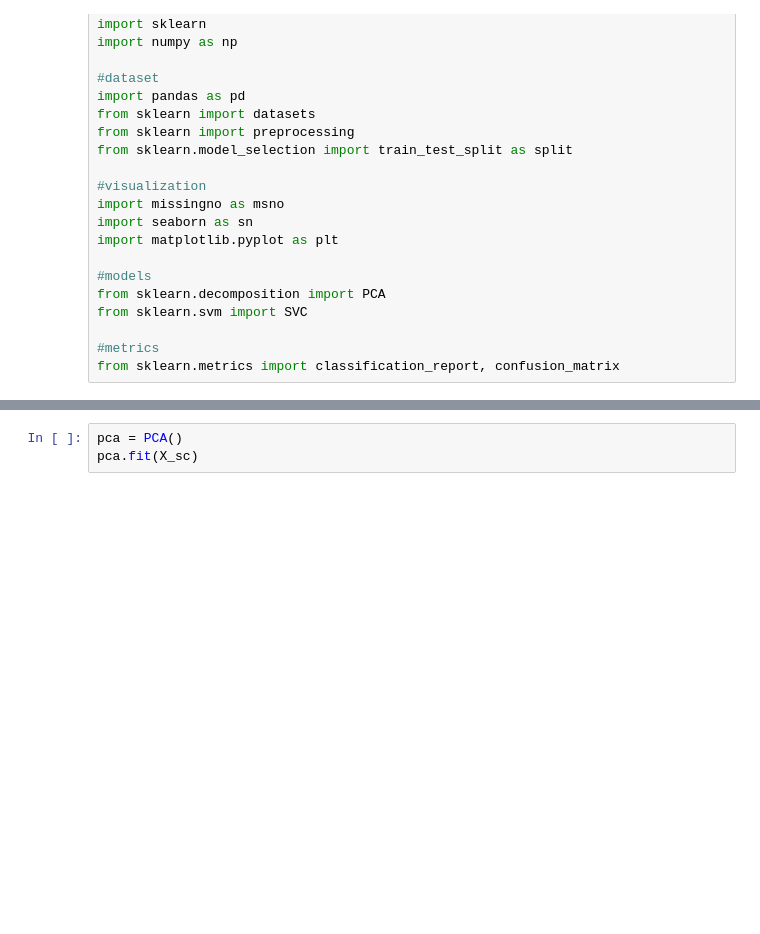
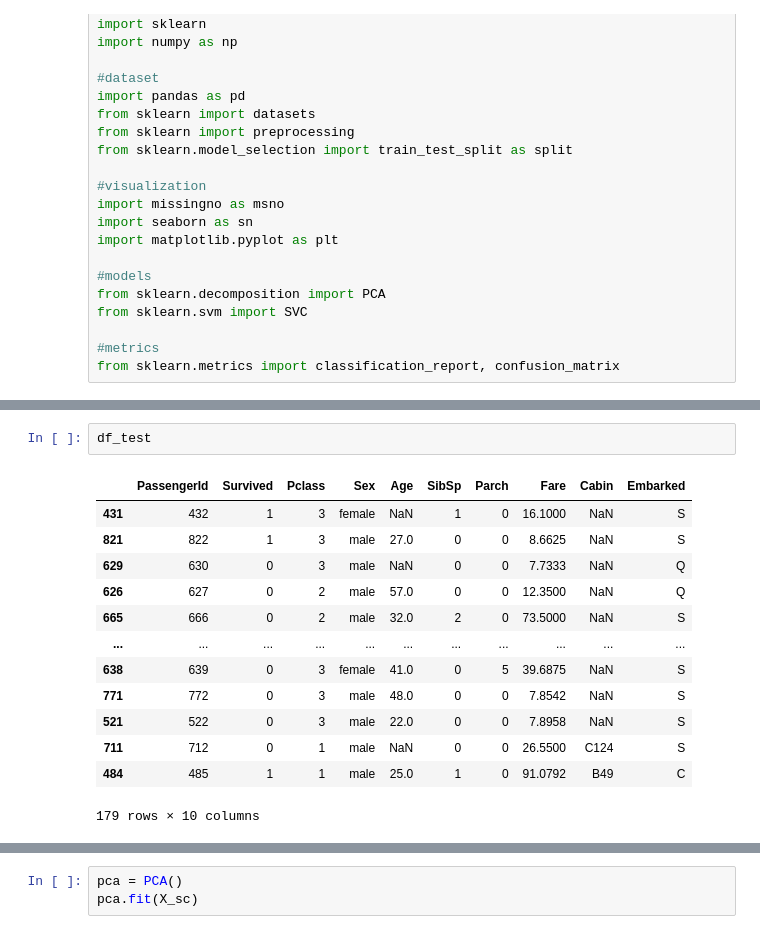
Before and after one commit to 41cha/INTITA-AI-and-Machine-Learning, a Jupyter notebook: TitanicDeathPredictionSVCModel/TitanicDeathPred.ipynb, the cells around one changed output, grey strips where cells are left out. Cells and saved outputs as stored; diff of their text form; blank space fills up the shorter version.

```diff
--- a/TitanicDeathPredictionSVCModel/TitanicDeathPred.ipynb
+++ b/TitanicDeathPredictionSVCModel/TitanicDeathPred.ipynb
@@ -34,0 +46,16 @@ df = pd.read_csv('Titanic-Dataset.csv')
+# %%
+df_test
+# %% [output]
+|  | PassengerId | Survived | Pclass | Sex | Age | SibSp | Parch | Fare | Cabin | Embarked |
+| 431 | 432 | 1 | 3 | female | NaN | 1 | 0 | 16.1000 | NaN | S |
+| 821 | 822 | 1 | 3 | male | 27.0 | 0 | 0 | 8.6625 | NaN | S |
+| 629 | 630 | 0 | 3 | male | NaN | 0 | 0 | 7.7333 | NaN | Q |
+| 626 | 627 | 0 | 2 | male | 57.0 | 0 | 0 | 12.3500 | NaN | Q |
+| 665 | 666 | 0 | 2 | male | 32.0 | 2 | 0 | 73.5000 | NaN | S |
+| ... | ... | ... | ... | ... | ... | ... | ... | ... | ... | ... |
+| 638 | 639 | 0 | 3 | female | 41.0 | 0 | 5 | 39.6875 | NaN | S |
+| 771 | 772 | 0 | 3 | male | 48.0 | 0 | 0 | 7.8542 | NaN | S |
+| 521 | 522 | 0 | 3 | male | 22.0 | 0 | 0 | 7.8958 | NaN | S |
+| 711 | 712 | 0 | 1 | male | NaN | 0 | 0 | 26.5500 | C124 | S |
+| 484 | 485 | 1 | 1 | male | 25.0 | 1 | 0 | 91.0792 | B49 | C |
+179 rows × 10 columns
```
Also changed, not shown: parts of 39 cells of this notebook, 2 other files.
